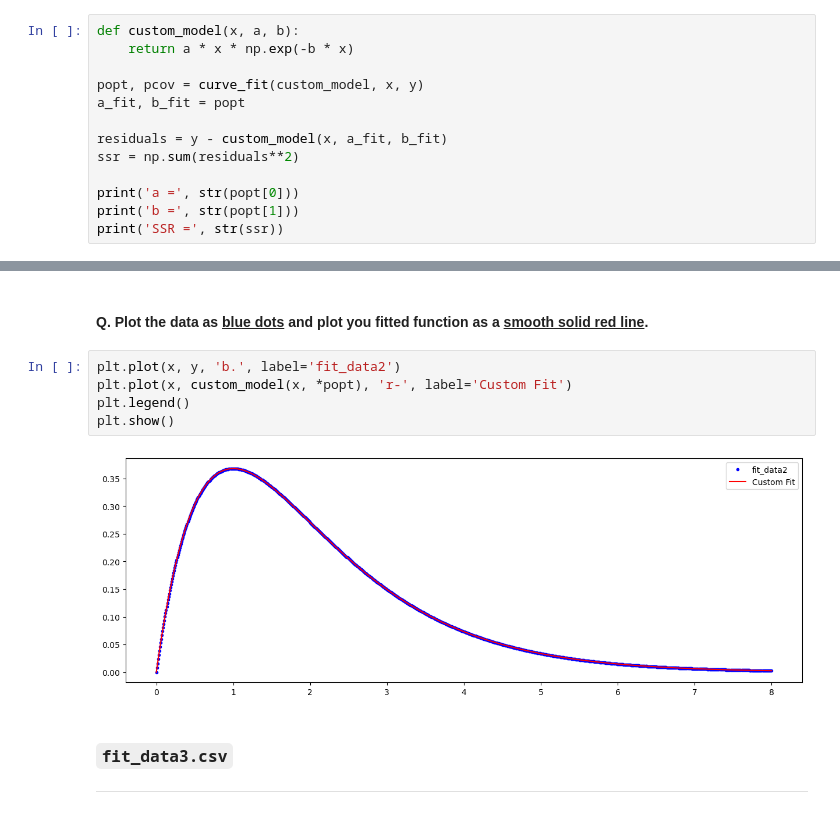
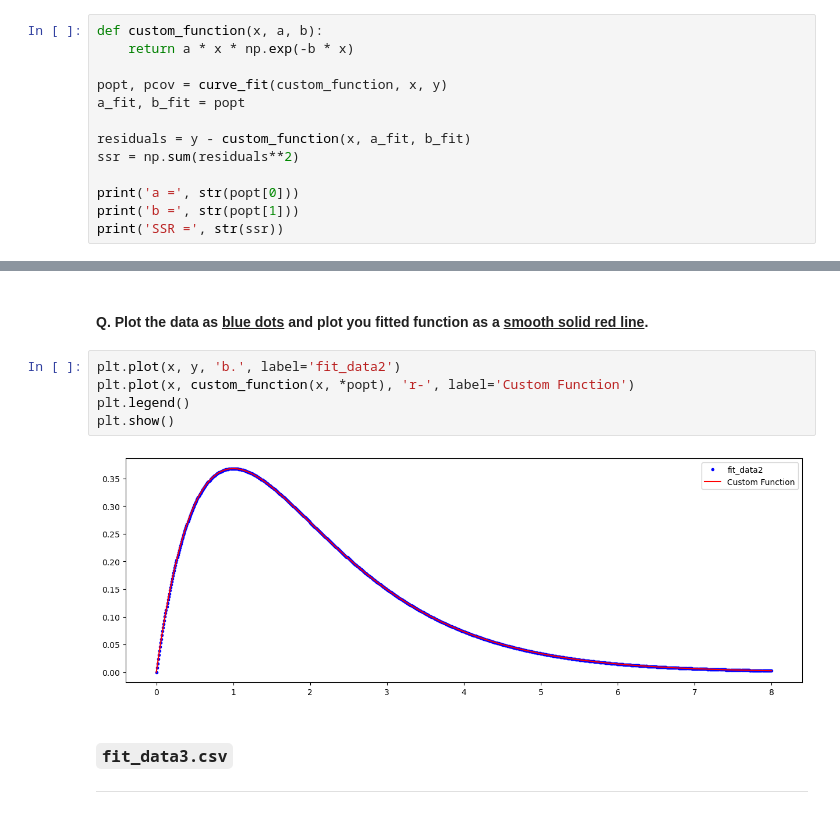
Before and after one commit to freyzha/ML-Take-Home-Quiz, a Jupyter notebook: Take Home Quiz 1 - Curve Fitting.ipynb, the cells around one changed output, grey strips where cells are left out. Cells and saved outputs as stored; diff of their text form.

```diff
--- a/Take Home Quiz 1 - Curve Fitting.ipynb
+++ b/Take Home Quiz 1 - Curve Fitting.ipynb
@@ -243,13 +243,13 @@ plt.show()
 # %% [markdown]
 #### Q. Based on the plot above, create your own custom function to fit the data. Print the optimal parameters and SSR.
 # %%
-def custom_model(x, a, b):
+def custom_function(x, a, b):
     return a * x * np.exp(-b * x)
 
-popt, pcov = curve_fit(custom_model, x, y)
+popt, pcov = curve_fit(custom_function, x, y)
 a_fit, b_fit = popt
 
-residuals = y - custom_model(x, a_fit, b_fit)
+residuals = y - custom_function(x, a_fit, b_fit)
 ssr = np.sum(residuals**2)
 
 print('a =', str(popt[0]))
@@ -263,11 +263,11 @@ SSR = 2.5598401935483918e-30
 #### Q. Plot the data as <u><b>blue dots</u></b> and plot you fitted function as a <b><u>smooth solid red line</u></b>.
 # %%
 plt.plot(x, y, 'b.', label='fit_data2')
-plt.plot(x, custom_model(x, *popt), 'r-', label='Custom Fit')
+plt.plot(x, custom_function(x, *popt), 'r-', label='Custom Function')
 plt.legend()
 plt.show()
 # %% [output]
-[figure, old version]
+[figure, new version]
 # %% [markdown]
 ### `fit_data3.csv`
 
```
